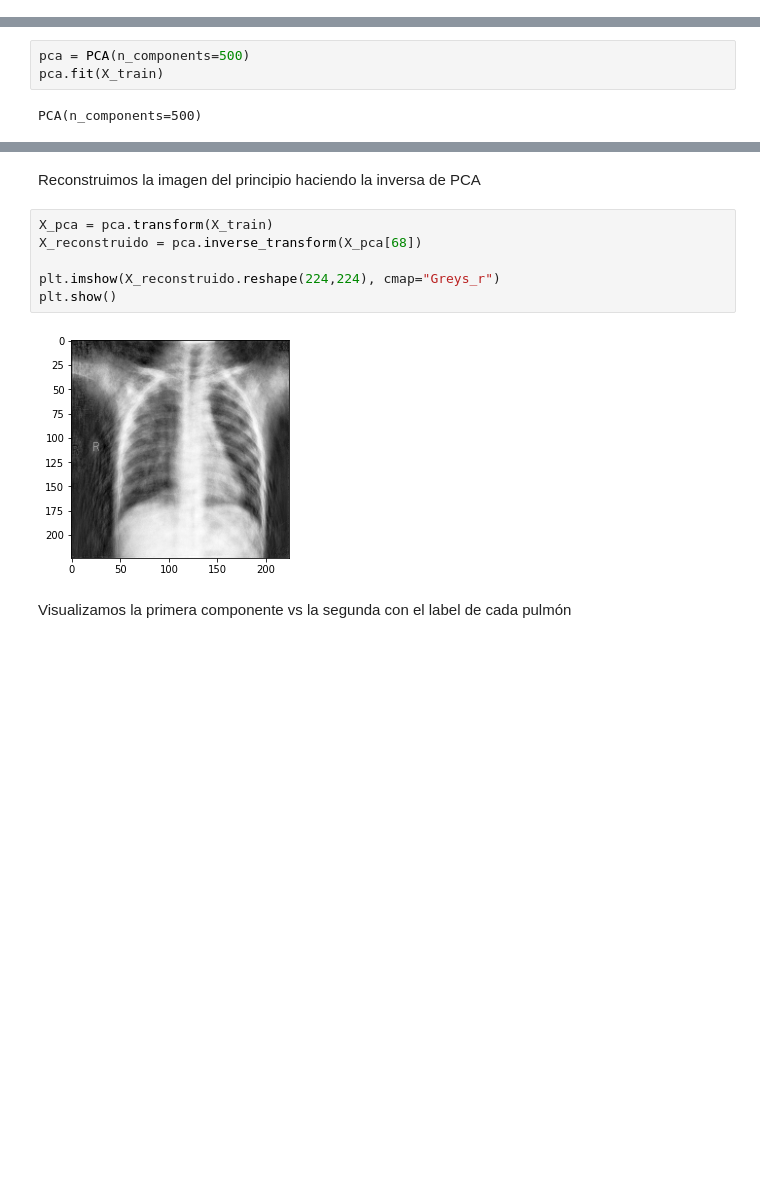
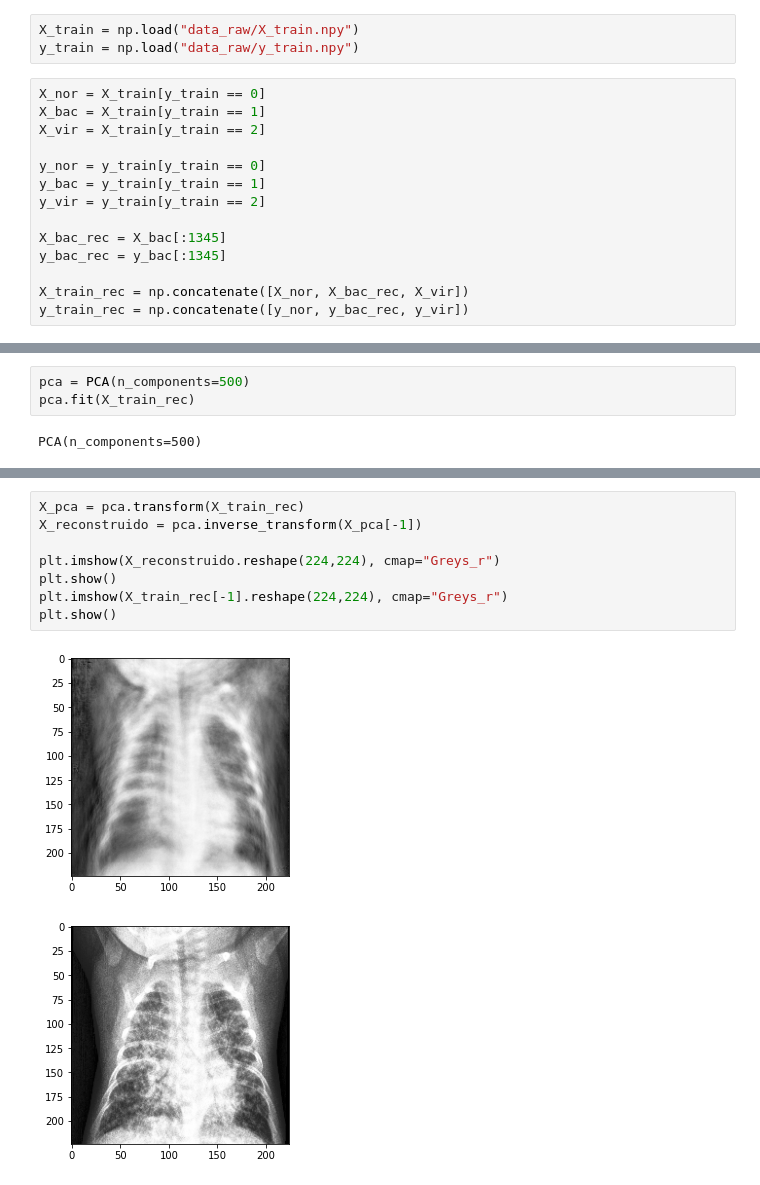
Before and after one commit to SoyDina/Trabajo-Final-Labo-de-Datos, a Jupyter notebook: PCA.ipynb, the cells around one changed output, grey strips where cells are left out. Cells and saved outputs as stored; diff of their text form; blank space fills up the shorter version.

```diff
--- a/PCA.ipynb
+++ b/PCA.ipynb
@@ -116,0 +26,17 @@ Hacemos PCA
+# %%
+X_train = np.load("data_raw/X_train.npy")
+y_train = np.load("data_raw/y_train.npy")
+# %%
+X_nor = X_train[y_train == 0]
+X_bac = X_train[y_train == 1]
+X_vir = X_train[y_train == 2]
+
+y_nor = y_train[y_train == 0]
+y_bac = y_train[y_train == 1]
+y_vir = y_train[y_train == 2]
+
+X_bac_rec = X_bac[:1345]
+y_bac_rec = y_bac[:1345]
+
+X_train_rec = np.concatenate([X_nor, X_bac_rec, X_vir])
+y_train_rec = np.concatenate([y_nor, y_bac_rec, y_vir])
@@ -117,6 +47,6 @@ Hacemos PCA
 # %%
 pca = PCA(n_components=500)
-pca.fit(X_train)
+pca.fit(X_train_rec)
 # %% [output]
 PCA(n_components=500)
 # %%
@@ -157,15 +85,14 @@ plt.show()
-# %% [markdown]
-Reconstruimos la imagen del principio haciendo la inversa de PCA
 # %%
-X_pca = pca.transform(X_train)
-X_reconstruido = pca.inverse_transform(X_pca[68])
+X_pca = pca.transform(X_train_rec)
+X_reconstruido = pca.inverse_transform(X_pca[-1])
 
 plt.imshow(X_reconstruido.reshape(224,224), cmap="Greys_r")
 plt.show()
+plt.imshow(X_train_rec[-1].reshape(224,224), cmap="Greys_r")
+plt.show()
 # %% [output]
-[figure, old version]
+[figure, new version]
+[figure, added]
-# %% [markdown]
-Visualizamos la primera componente vs la segunda con el label de cada pulmón
 # %%
 
 fig, ax = plt.subplots(1, figsize=(10,10))
```
Also changed, not shown: parts of 37 cells of this notebook, 8 other files.
